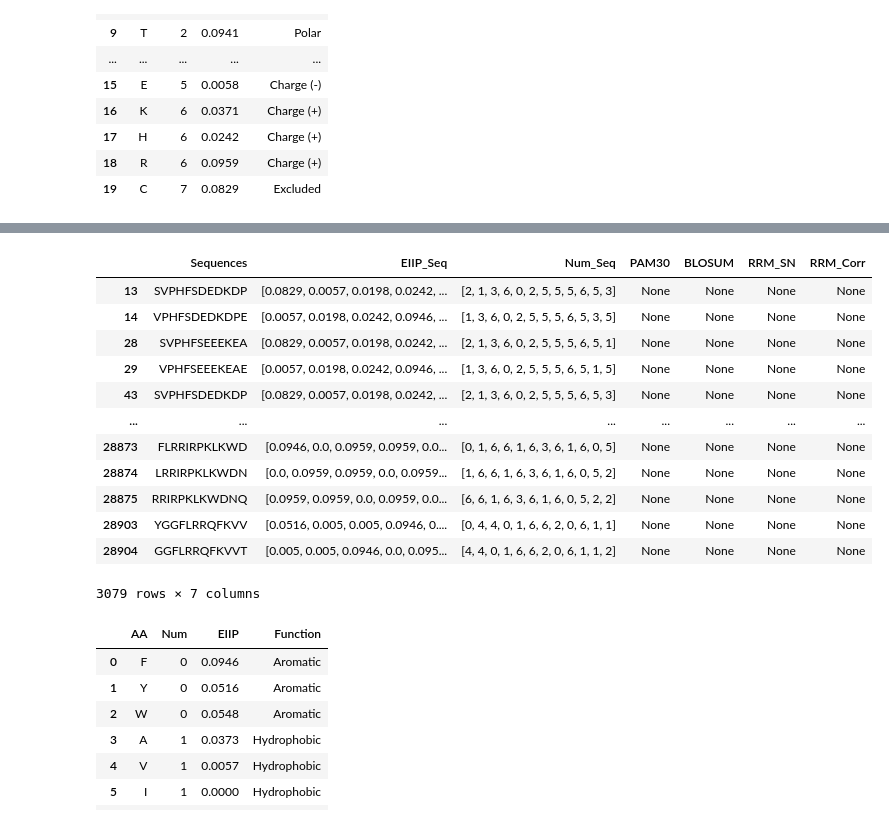
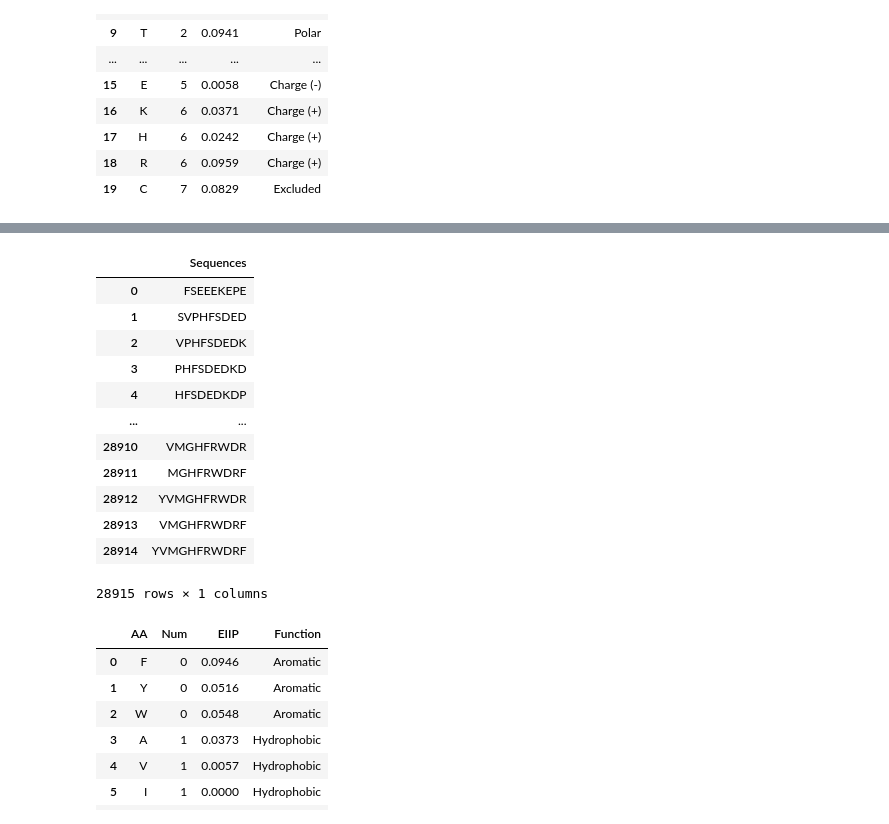
Before and after one commit to clpi/gemsec-neuropep, a Jupyter notebook: final/notebooks/notebook_v4.ipynb, the cells around one changed output, grey strips where cells are left out. Cells and saved outputs as stored; diff of their text form; code cells hidden in the pictures.

```diff
--- a/final/notebooks/Untitled.ipynb
+++ b/final/notebooks/notebook_v4.ipynb
@@ -146,20 +333,3 @@ class SequenceSimilarity:
 
     def get_kendalltau_corr_map(self) -> Tuple:
         return kendalltau(self.data['AA_MAP'][['Num']], self.data['AA_MAP'][['EIIP']])
-# %%
-DATA_PATHS = {
-        "BLOSUM":"../src_data/BLOSUM.csv",
-        "PAM30":"../src_data/pam30.csv",
-        "AA_MAP":"../src_data/aa_chart.csv",
-}
-SEQS = {
-    'GRBP5':'IMVTESSDYSSY',
-    'M6':'IMVTASSAYDDY'
-}
-AA_COL = 'Sequences'
-PEP_PATH = '../src_data/Sequence_data.csv'
-similarity = SequenceSimilarity(SEQS, DATA_PATHS, PEP_PATH, AA_COL)
-
-    # --------------------------- debug
-    # Check to make sure df filter works
-print(similarity.df_filter_subseq('SVP', ind=0)) # it works
@@ -340,8 +496,8 @@ class SequenceSimilarity:
         if not {*sub_seq}.issubset({*self.AA}):
             raise Exception('Invalid subsequence')
         if ind is None:
-            return self.peps_same_len[self.peps_same_len[self.aa_col].str.contains(sub_seq)]
-        return self.peps_same_len[self.peps_same_len[self.aa_col].str.find(sub_seq) == ind]
+            return self.peps_sl_sim[self.peps_sl_sim[self.aa_col].str.contains(sub_seq)]
+        return self.peps_sl_sim[self.peps_sl_sim[self.aa_col].str.find(sub_seq) == ind]
 
     def get_sim_matrix(self, seq) -> pd.DataFrame:
         return self.data.filter
@@ -411,19 +571,19 @@ print(similarity.df_filter_subseq('SVP', ind=0)) # it works
 # %%
-similarity.peps_sl_sim
+similarity.peps
 # %% [output]
-|  | Sequences | EIIP_Seq | Num_Seq | PAM30 | BLOSUM | RRM_SN | RRM_Corr |
-| 13 | SVPHFSDEDKDP | [0.0829, 0.0057, 0.0198, 0.0242, ... | [2, 1, 3, 6, 0, 2, 5, 5, 5, 6, 5, 3] | None | None | None | None |
-| 14 | VPHFSDEDKDPE | [0.0057, 0.0198, 0.0242, 0.0946, ... | [1, 3, 6, 0, 2, 5, 5, 5, 6, 5, 3, 5] | None | None | None | None |
-| 28 | SVPHFSEEEKEA | [0.0829, 0.0057, 0.0198, 0.0242, ... | [2, 1, 3, 6, 0, 2, 5, 5, 5, 6, 5, 1] | None | None | None | None |
-| 29 | VPHFSEEEKEAE | [0.0057, 0.0198, 0.0242, 0.0946, ... | [1, 3, 6, 0, 2, 5, 5, 5, 6, 5, 1, 5] | None | None | None | None |
-| 43 | SVPHFSDEDKDP | [0.0829, 0.0057, 0.0198, 0.0242, ... | [2, 1, 3, 6, 0, 2, 5, 5, 5, 6, 5, 3] | None | None | None | None |
-| ... | ... | ... | ... | ... | ... | ... | ... |
-| 28873 | FLRRIRPKLKWD | [0.0946, 0.0, 0.0959, 0.0959, 0.0... | [0, 1, 6, 6, 1, 6, 3, 6, 1, 6, 0, 5] | None | None | None | None |
-| 28874 | LRRIRPKLKWDN | [0.0, 0.0959, 0.0959, 0.0, 0.0959... | [1, 6, 6, 1, 6, 3, 6, 1, 6, 0, 5, 2] | None | None | None | None |
-| 28875 | RRIRPKLKWDNQ | [0.0959, 0.0959, 0.0, 0.0959, 0.0... | [6, 6, 1, 6, 3, 6, 1, 6, 0, 5, 2, 2] | None | None | None | None |
-| 28903 | YGGFLRRQFKVV | [0.0516, 0.005, 0.005, 0.0946, 0.... | [0, 4, 4, 0, 1, 6, 6, 2, 0, 6, 1, 1] | None | None | None | None |
-| 28904 | GGFLRRQFKVVT | [0.005, 0.005, 0.0946, 0.0, 0.095... | [4, 4, 0, 1, 6, 6, 2, 0, 6, 1, 1, 2] | None | None | None | None |
+|  | Sequences |
+| 0 | FSEEEKEPE |
+| 1 | SVPHFSDED |
+| 2 | VPHFSDEDK |
+| 3 | PHFSDEDKD |
+| 4 | HFSDEDKDP |
+| ... | ... |
+| 28910 | VMGHFRWDR |
+| 28911 | MGHFRWDRF |
+| 28912 | YVMGHFRWDR |
+| 28913 | VMGHFRWDRF |
+| 28914 | YVMGHFRWDRF |
-3079 rows × 7 columns
+28915 rows × 1 columns
 # %%
 similarity.data["AA_MAP"]
 # %% [output]
```
Also changed, not shown: parts of 5 cells of this notebook, 6 other files.
